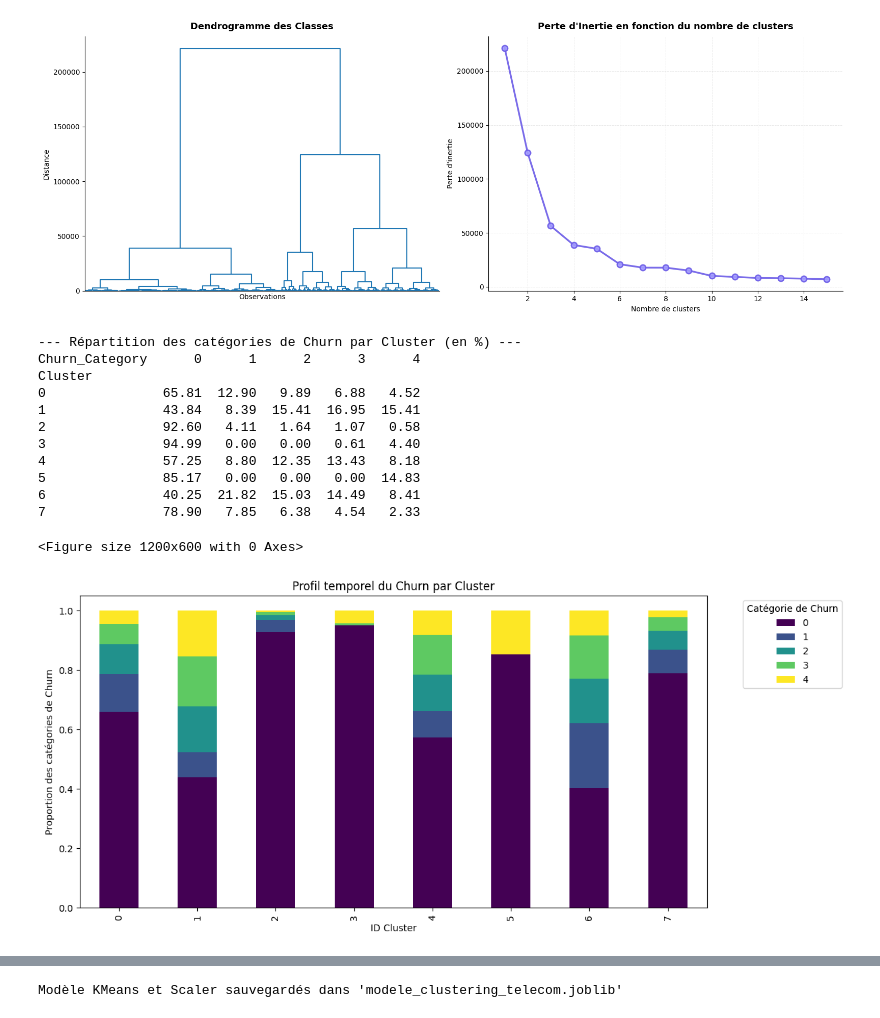
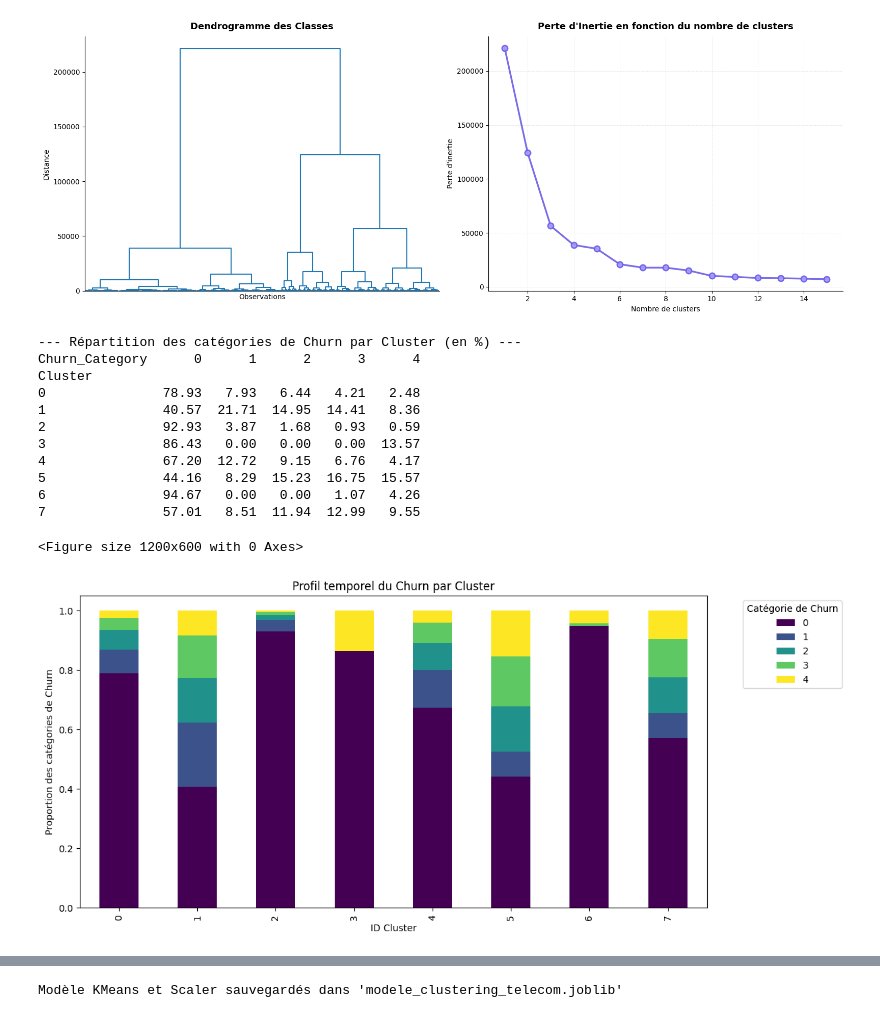
Before and after one commit to Bapt1st3/Telco_Customer_Prediction, a Jupyter notebook: clustering.ipynb, the cells around one changed output, grey strips where cells are left out. Saved outputs shown, nothing was run; the diff lists cells and outputs as text; code cells hidden in the pictures.

```diff
--- a/clustering.ipynb
+++ b/clustering.ipynb
@@ -162,16 +162,12 @@ from sklearn.decomposition import PCA
 X = df.drop(columns=[ 'Churn_Encoded'], errors='ignore')
 y = df['Churn_Encoded']
 
-# 2. Feature Engineering Amélioré
-# Création de ratios pour aider le clustering à voir la dynamique temporelle
-df['Charges_par_mois_reel'] = df['TotalCharges'] / (df['tenure'] + 1)
-X['Charges_par_mois_reel'] = df['Charges_par_mois_reel']
 
 # On se concentre sur les drivers qui influencent le TEMPS avant départ
 variables_cles = [
-    'Contract', 'MonthlyCharges',
+    'Contract',
     'InternetService_Fiber optic', 'PaymentMethod_Electronic check', 'TotalCharges',
-    'Charges_par_mois_reel','PaperlessBilling','StreamingMovies_Yes','InternetService_No','InternetService_Fiber optic'
+    'PaperlessBilling','StreamingMovies_Yes','InternetService_No','InternetService_Fiber optic'
 ]
 
 # 3. Split Train/Test
@@ -189,42 +185,42 @@ X_train['Cluster'] = kmeans.fit_predict(X_train_scaled)
 X_test['Cluster'] = kmeans.predict(X_test_scaled)
 
 # 6. ANALYSE MULTI-CLASSE (Le changement majeur)
 # On crée une table croisée pour voir la répartition des catégories de churn par cluster
 train_analysis = X_train.copy()
 train_analysis['Churn_Category'] = y_train
 
 # Tableau de contingence (Pourcentages de chaque catégorie de churn par cluster)
 cluster_profile = pd.crosstab(train_analysis['Cluster'], train_analysis['Churn_Category'], normalize='index')
 
 print("--- Répartition des catégories de Churn par Cluster (en %) ---")
 print((cluster_profile * 100).round(2))
 
 # 7. Visualisation de la "Signature Temporelle" des clusters
 plt.figure(figsize=(12, 6))
 cluster_profile.plot(kind='bar', stacked=True, colormap='viridis', figsize=(12,6))
 plt.title('Profil temporel du Churn par Cluster')
 plt.xlabel('ID Cluster')
 plt.ylabel('Proportion des catégories de Churn')
 plt.legend(title='Catégorie de Churn', bbox_to_anchor=(1.05, 1))
 plt.show()
 
 # 8. Préparation finale (One-Hot Encoding pour LightGBM multi-class)
 X_train_final = pd.get_dummies(X_train, columns=['Cluster'], prefix='Seg')
 X_test_final = pd.get_dummies(X_test, columns=['Cluster'], prefix='Seg')
 # %% [output]
 --- Répartition des catégories de Churn par Cluster (en %) ---
 Churn_Category      0      1      2      3      4
 Cluster
-0               65.81  12.90   9.89   6.88   4.52
-1               43.84   8.39  15.41  16.95  15.41
-2               92.60   4.11   1.64   1.07   0.58
-3               94.99   0.00   0.00   0.61   4.40
-4               57.25   8.80  12.35  13.43   8.18
-5               85.17   0.00   0.00   0.00  14.83
-6               40.25  21.82  15.03  14.49   8.41
-7               78.90   7.85   6.38   4.54   2.33
+0               78.93   7.93   6.44   4.21   2.48
+1               40.57  21.71  14.95  14.41   8.36
+2               92.93   3.87   1.68   0.93   0.59
+3               86.43   0.00   0.00   0.00  13.57
+4               67.20  12.72   9.15   6.76   4.17
+5               44.16   8.29  15.23  16.75  15.57
+6               94.67   0.00   0.00   1.07   4.26
+7               57.01   8.51  11.94  12.99   9.55
 <Figure size 1200x600 with 0 Axes>
-[figure, old version]
+[figure, new version]
 # %%
 from sklearn.metrics import silhouette_score, calinski_harabasz_score, davies_bouldin_score
 
```
Also changed, not shown: parts of 1 cell of this notebook, 3 other files.
